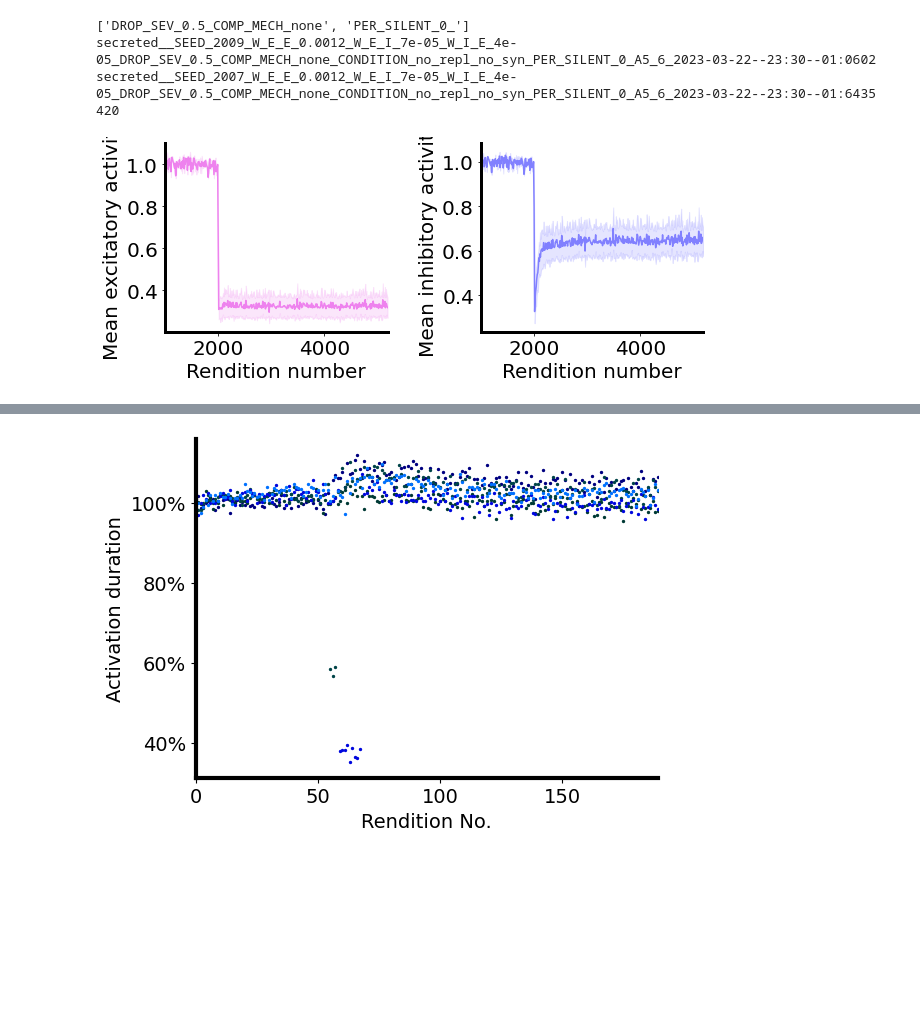
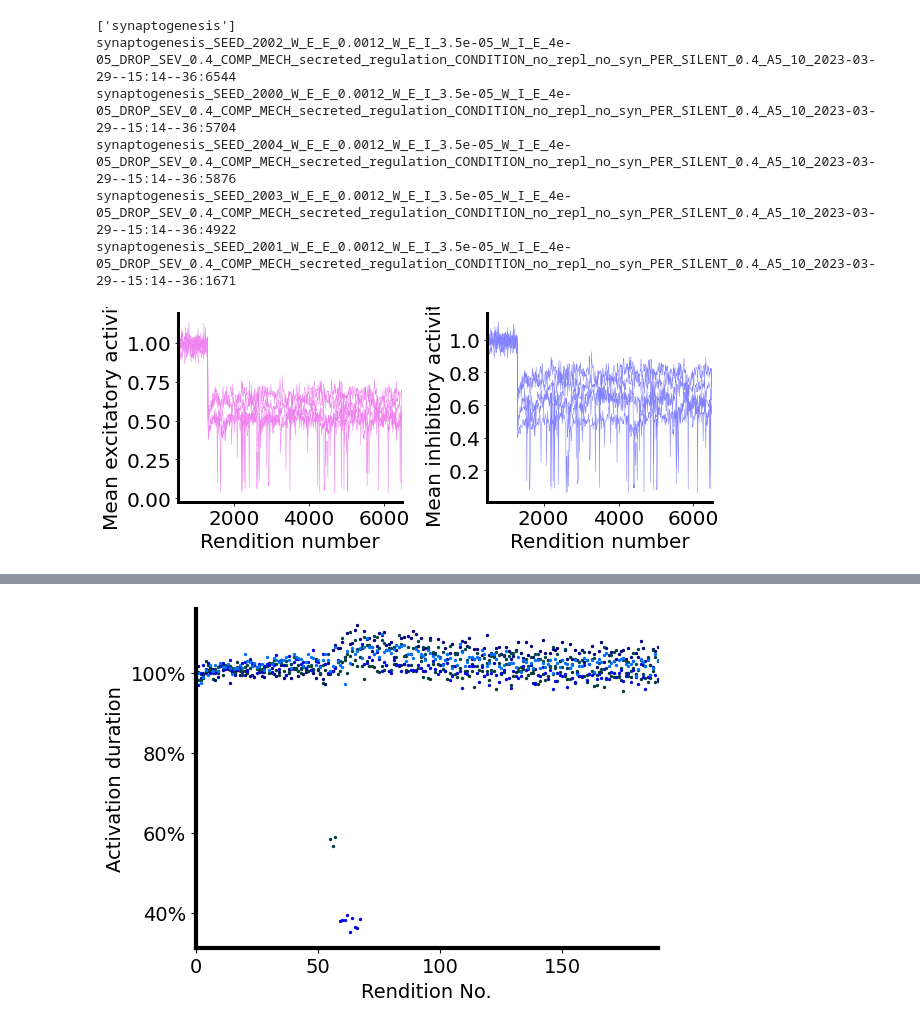
Before and after one commit to davidgbe/spiking_sequence, a Jupyter notebook: spiking_network_model_22_12_13/nb.ipynb, the cells around one changed output, grey strips where cells are left out. Cells and saved outputs as stored; diff of their text form; code cells hidden in the pictures; blank space fills up the shorter version.

```diff
--- a/spiking_network_model_22_12_13/nb.ipynb
+++ b/spiking_network_model_22_12_13/nb.ipynb
@@ -34,7 +34,7 @@ from utils.file_io import *
 dt = 0.2e-3
 BATCH_SIZE = 100
 
-plt.rcParams['font.size'] = 15
+plt.rcParams['font.size'] = 12
 plt.rcParams['axes.linewidth'] = 3.0
 
 # matplotlib.rcParams['font.sans-serif'] = 'Helvetica'
@@ -588,8 +855,8 @@ def make_total_activity_plot(names, labels, condition_colors, n_excs=[450], file
 
         count = 0
         for j, exp_dir_name in enumerate(exp_dir_names):
-            if exp_dir_name not in recovered_exp_names:
-                continue
+#             if exp_dir_name not in recovered_exp_names:
+#                 continue
 
             print(exp_dir_name)
 
@@ -600,25 +867,24 @@ def make_total_activity_plot(names, labels, condition_colors, n_excs=[450], file
 
             for i, data in load_exp_data(os.path.join('./robustness', exp_dir_name), timepoints, n_exc=n_excs[idx], name_frags=[], new_cell_idx=200):
 
-                all_mean_e_activity.append(np.count_nonzero(data['exc_raster_unperturbed']))
-                all_mean_i_activity.append(np.count_nonzero(data['inh_raster']))
+                all_mean_e_activity.append(len(data['exc_raster_unperturbed'][0, :]))
+                all_mean_i_activity.append(len(data['inh_raster'][0, :]))
 
                 if i == offsets[idx]:
-                    baseline_mean_e = np.count_nonzero(data['exc_raster_unperturbed'])
-                    baseline_mean_i = np.count_nonzero(data['inh_raster'])
+                    baseline_mean_e = len(data['exc_raster_unperturbed'][0, :])
+                    baseline_mean_i = len(data['inh_raster'][0, :])
 
-            all_mean_e_activity = np.array(all_mean_e_activity) / baseline_mean_e
-            all_mean_i_activity = np.array(all_mean_i_activity) / baseline_mean_i
+            all_mean_e_activity = np.array(all_mean_e_activity)
+            all_mean_i_activity = np.array(all_mean_i_activity)
 
-            if np.max(all_mean_e_activity[:5]) < 1.2 and np.max(all_mean_i_activity[:5]) < 1.2:
-                e_activity.append(all_mean_e_activity)
-                i_activity.append(all_mean_i_activity)
-                count += 1
+#             if np.max(all_mean_e_activity[:5]) < 1.2 and np.max(all_mean_i_activity[:5]) < 1.2:
+            e_activity.append(all_mean_e_activity)
+            i_activity.append(all_mean_i_activity)
+            count += 1
 
-#                 axs[0].plot(timepoints[:len(all_mean_e_activity)], all_mean_e_activity, color=condition_colors[idx][0], lw=0.5, zorder=-1)
-#                 axs[1].plot(timepoints[:len(all_mean_i_activity)], all_mean_i_activity, color=condition_colors[idx][1], lw=0.5, zorder=-1)
+#             axs[0].plot(timepoints[:len(all_mean_e_activity)], all_mean_e_activity, color=condition_colors[idx][0], lw=0.5, zorder=-1)
+#             axs[1].plot(timepoints[:len(all_mean_i_activity)], all_mean_i_activity, color=condition_colors[idx][1], lw=0.5, zorder=-1)
 
-        print(np.min([len(e_act) for e_act in e_activity]))
         e_means = safe_apply_stat(e_activity, np.mean)
         e_sems = safe_apply_stat(e_activity, lambda x: np.std(x) / np.sqrt(len(x)))
         i_means = safe_apply_stat(i_activity, np.mean)
@@ -666,7 +932,7 @@ def make_total_activity_plot(names, labels, condition_colors, n_excs=[450], file
 
         for i in range(2):
             axs[i].set_xlim(timepoints[0], timepoints[-1])
-#             axs[i].set_ylim(0, 1.5)
+            axs[i].set_ylim(0)
             axs[i].set_xlabel('Rendition number')
             if tick_right:
                 axs[i].tick_params(right=True, labelright=True)
@@ -682,13 +986,15 @@ def make_total_activity_plot(names, labels, condition_colors, n_excs=[450], file
 # %%
 make_total_activity_plot([
-    ['DROP_SEV_0.5_COMP_MECH_none', 'PER_SILENT_0_'],
+    ['synaptogenesis'],
 ],
     ['1', '2', '3'], color_sets, n_excs=[200, 200, 200], ylim1=None, ylim2=None,
-    ylabel1=None, ylabel2=None, timepoints=np.arange(1000, 5200, 10), offsets=[1990, 1990, 1990], vertical_spacing=0.,
+    ylabel1=None, ylabel2=None, timepoints=np.arange(500, 6500, 10), offsets=[1200, 1200, 1200], vertical_spacing=0.,
     tick_right=False, legend=True)
 # %% [output]
-['DROP_SEV_0.5_COMP_MECH_none', 'PER_SILENT_0_']
-secreted__SEED_2009_W_E_E_0.0012_W_E_I_7e-05_W_I_E_4e-05_DROP_SEV_0.5_COMP_MECH_none_CONDITION_no_repl_no_syn_PER_SILENT_0_A5_6_2023-03-22--23:30--01:0602
-secreted__SEED_2007_W_E_E_0.0012_W_E_I_7e-05_W_I_E_4e-05_DROP_SEV_0.5_COMP_MECH_none_CONDITION_no_repl_no_syn_PER_SILENT_0_A5_6_2023-03-22--23:30--01:6435
-420
+['synaptogenesis']
+synaptogenesis_SEED_2002_W_E_E_0.0012_W_E_I_3.5e-05_W_I_E_4e-05_DROP_SEV_0.4_COMP_MECH_secreted_regulation_CONDITION_no_repl_no_syn_PER_SILENT_0.4_A5_10_2023-03-29--15:14--36:6544
+synaptogenesis_SEED_2000_W_E_E_0.0012_W_E_I_3.5e-05_W_I_E_4e-05_DROP_SEV_0.4_COMP_MECH_secreted_regulation_CONDITION_no_repl_no_syn_PER_SILENT_0.4_A5_10_2023-03-29--15:14--36:5704
+synaptogenesis_SEED_2004_W_E_E_0.0012_W_E_I_3.5e-05_W_I_E_4e-05_DROP_SEV_0.4_COMP_MECH_secreted_regulation_CONDITION_no_repl_no_syn_PER_SILENT_0.4_A5_10_2023-03-29--15:14--36:5876
+synaptogenesis_SEED_2003_W_E_E_0.0012_W_E_I_3.5e-05_W_I_E_4e-05_DROP_SEV_0.4_COMP_MECH_secreted_regulation_CONDITION_no_repl_no_syn_PER_SILENT_0.4_A5_10_2023-03-29--15:14--36:4922
+synaptogenesis_SEED_2001_W_E_E_0.0012_W_E_I_3.5e-05_W_I_E_4e-05_DROP_SEV_0.4_COMP_MECH_secreted_regulation_CONDITION_no_repl_no_syn_PER_SILENT_0.4_A5_10_2023-03-29--15:14--36:1671
-[figure, old version]
+[figure, new version]
```
Also changed, not shown: parts of 22 cells of this notebook, 2 other files.
